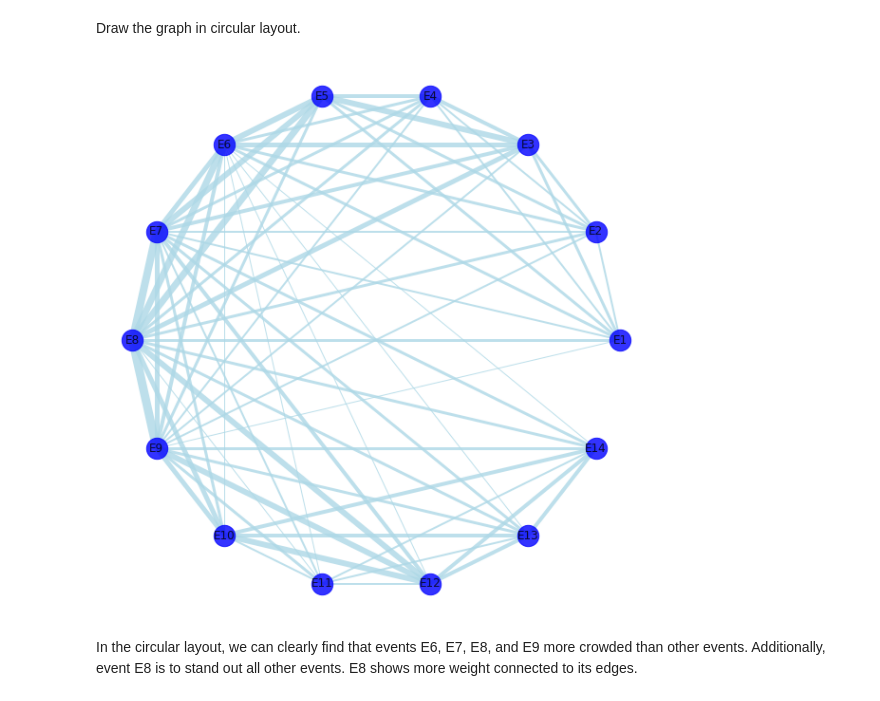
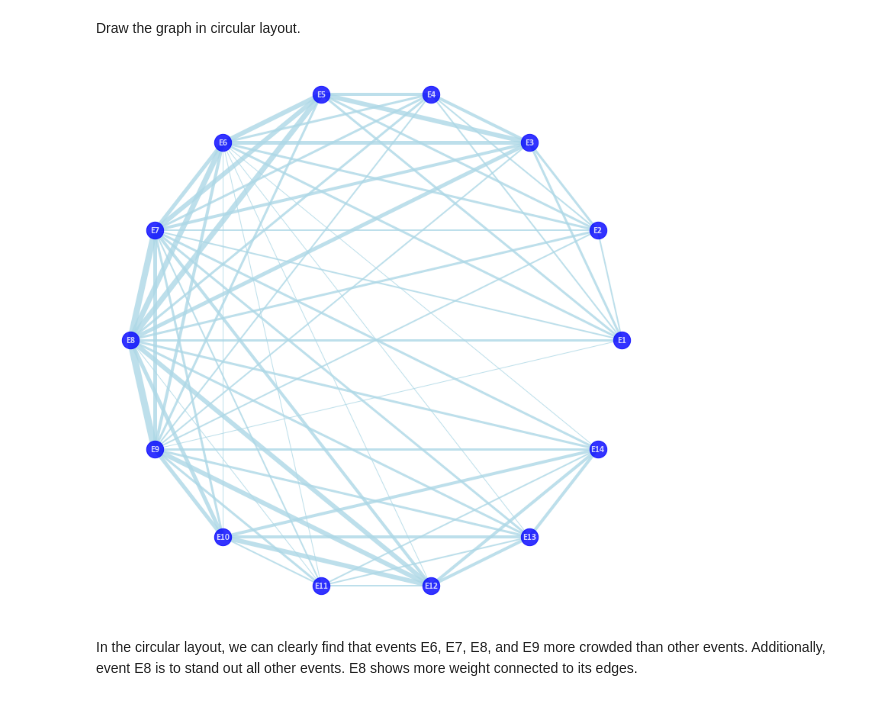
Before and after one commit to amberferger/DATA620_Group_Assignments, a Jupyter notebook: HW4/DATA620_HW4.ipynb, the cells around one changed output. Saved outputs shown, nothing was run; the diff lists cells and outputs as text; code cells hidden in the pictures.

```diff
--- a/HW4/DATA620_HW4.ipynb
+++ b/HW4/DATA620_HW4.ipynb
@@ -386,11 +384,11 @@ In the Spring layout graph can clearly see events like E6, E7, E8, E9 are placed
 Draw the graph in circular layout.
 # %%
 # draw the graph
-nx.draw_circular(c,width=weights_c, edge_color="lightblue", node_color="blue", with_labels=True, node_size=500, font_size=12, font_family="calibri",
+nx.draw_circular(c,width=weights_c, edge_color="lightblue", font_color='white', font_weight='bold', node_color="blue", with_labels=True, node_size=500, font_size=12, font_family="calibri",
                 alpha=0.8)
 plt.rcParams['figure.figsize'] = [10, 10]
 # %% [output]
-[figure, old version]
+[figure, new version]
 # %% [markdown]
 In the circular layout, we can clearly find that events E6, E7, E8, and E9 more crowded than other events. Additionally, event E8 is to stand out all other events. E8 shows more weight connected to its edges.
 # %% [markdown]
```
Also changed, not shown: parts of 11 cells of this notebook.
